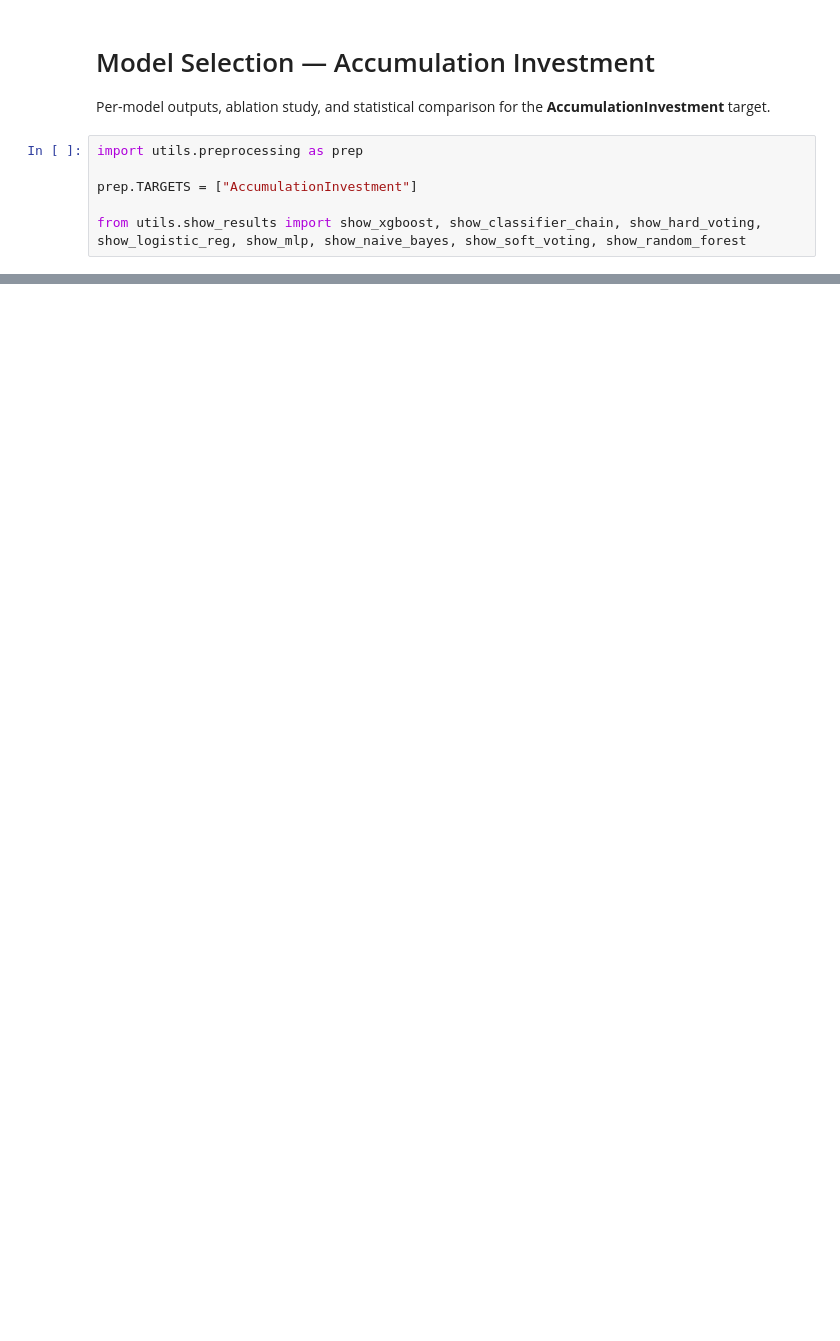
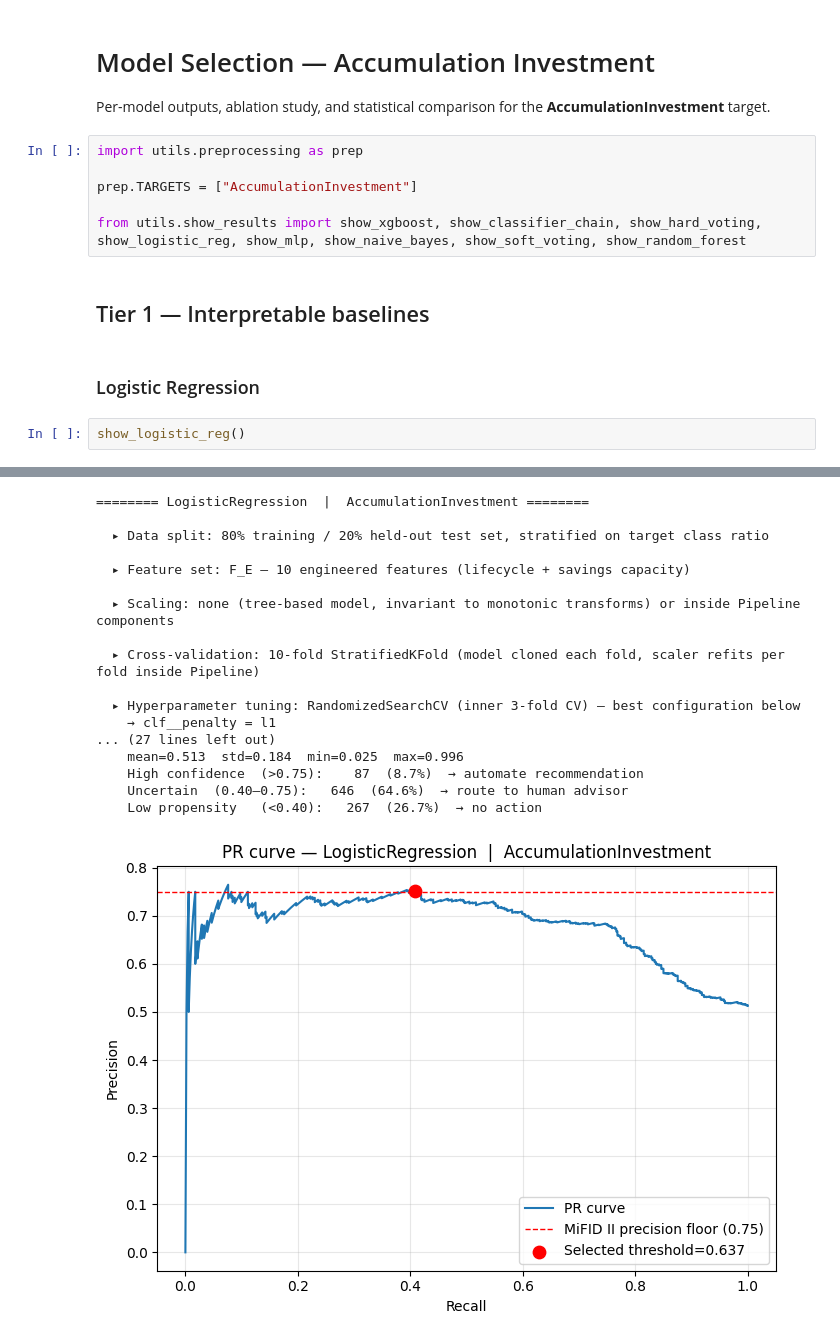
Before and after one commit to tommybaresi-creator/fintech-group-work, a Jupyter notebook: BusinessCase2/bestmodel_accumulation.ipynb, the cells around one changed output, grey strips where cells are left out. Drawn from its saved outputs; the diff is of its cells as text; blank space fills up the shorter version.

```diff
--- a/BusinessCase2/bestmodel_accumulation.ipynb
+++ b/BusinessCase2/bestmodel_accumulation.ipynb
@@ -8,3 +8,10 @@ import utils.preprocessing as prep
 prep.TARGETS = ["AccumulationInvestment"]
 
 from utils.show_results import show_xgboost, show_classifier_chain, show_hard_voting, show_logistic_reg, show_mlp, show_naive_bayes, show_soft_voting, show_random_forest
+# %% [markdown]
+## Tier 1 — Interpretable baselines
+# %% [markdown]
+### Logistic Regression
+# %%
+show_logistic_reg()
+# %% [output]
@@ -10,0 +26,18 @@ from utils.show_results import show_xgboost, show_classifier_chain, show_hard_vo
+======== LogisticRegression  |  AccumulationInvestment ========
+
+  ▸ Data split: 80% training / 20% held-out test set, stratified on target class ratio
+
+  ▸ Feature set: F_E — 10 engineered features (lifecycle + savings capacity)
+
+  ▸ Scaling: none (tree-based model, invariant to monotonic transforms) or inside Pipeline components
+
+  ▸ Cross-validation: 10-fold StratifiedKFold (model cloned each fold, scaler refits per fold inside Pipeline)
+
+  ▸ Hyperparameter tuning: RandomizedSearchCV (inner 3-fold CV) — best configuration below
+    → clf__penalty = l1
+... (27 lines left out)
+    mean=0.513  std=0.184  min=0.025  max=0.996
+    High confidence  (>0.75):    87  (8.7%)  → automate recommendation
+    Uncertain  (0.40–0.75):   646  (64.6%)  → route to human advisor
+    Low propensity   (<0.40):   267  (26.7%)  → no action
+[figure, added]
```
Also changed, not shown: parts of 24 cells of this notebook, 43 other files.
